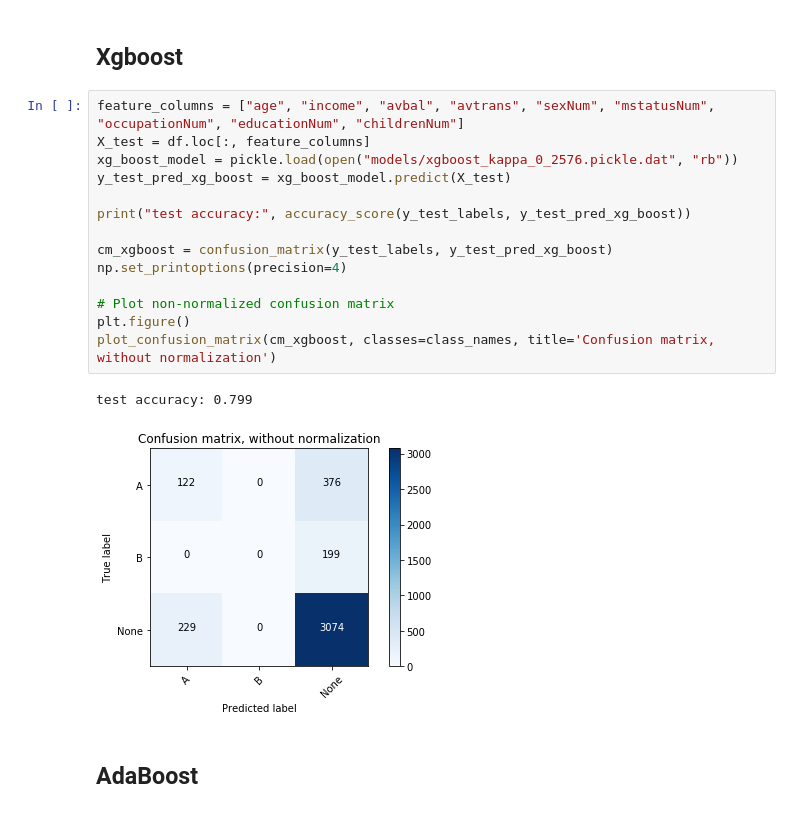
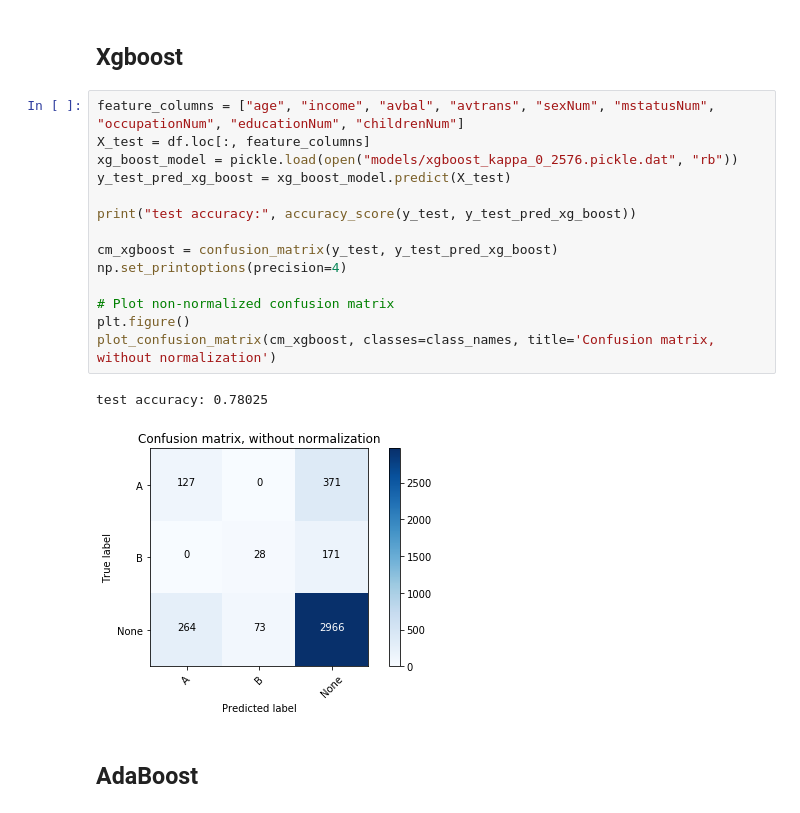
Before and after one commit to ace-racer/KE5108_Hybrid_Intelligent_Systems, a Jupyter notebook: KE5108-CA1-Part2/step4-EnsembleDifferentModels.ipynb, the cells around one changed output. Drawn from its saved outputs; the diff is of its cells as text.

```diff
--- a/KE5108-CA1-Part2/step4-EnsembleDifferentModels.ipynb
+++ b/KE5108-CA1-Part2/step4-EnsembleDifferentModels.ipynb
@@ -180,19 +180,19 @@ test accuracy: 0.76875
 # %%
 feature_columns = ["age", "income", "avbal", "avtrans", "sexNum", "mstatusNum", "occupationNum", "educationNum", "childrenNum"]
 X_test = df.loc[:, feature_columns]
 xg_boost_model = pickle.load(open("models/xgboost_kappa_0_2576.pickle.dat", "rb"))
 y_test_pred_xg_boost = xg_boost_model.predict(X_test)
 
-print("test accuracy:", accuracy_score(y_test_labels, y_test_pred_xg_boost))
+print("test accuracy:", accuracy_score(y_test, y_test_pred_xg_boost))
 
-cm_xgboost = confusion_matrix(y_test_labels, y_test_pred_xg_boost)
+cm_xgboost = confusion_matrix(y_test, y_test_pred_xg_boost)
 np.set_printoptions(precision=4)
 
 # Plot non-normalized confusion matrix
 plt.figure()
 plot_confusion_matrix(cm_xgboost, classes=class_names, title='Confusion matrix, without normalization')
 # %% [output]
-test accuracy: 0.799
+test accuracy: 0.78025
-[figure, old version]
+[figure, new version]
 # %% [markdown]
 ## AdaBoost
```
Also changed, not shown: parts of 3 cells of this notebook.
